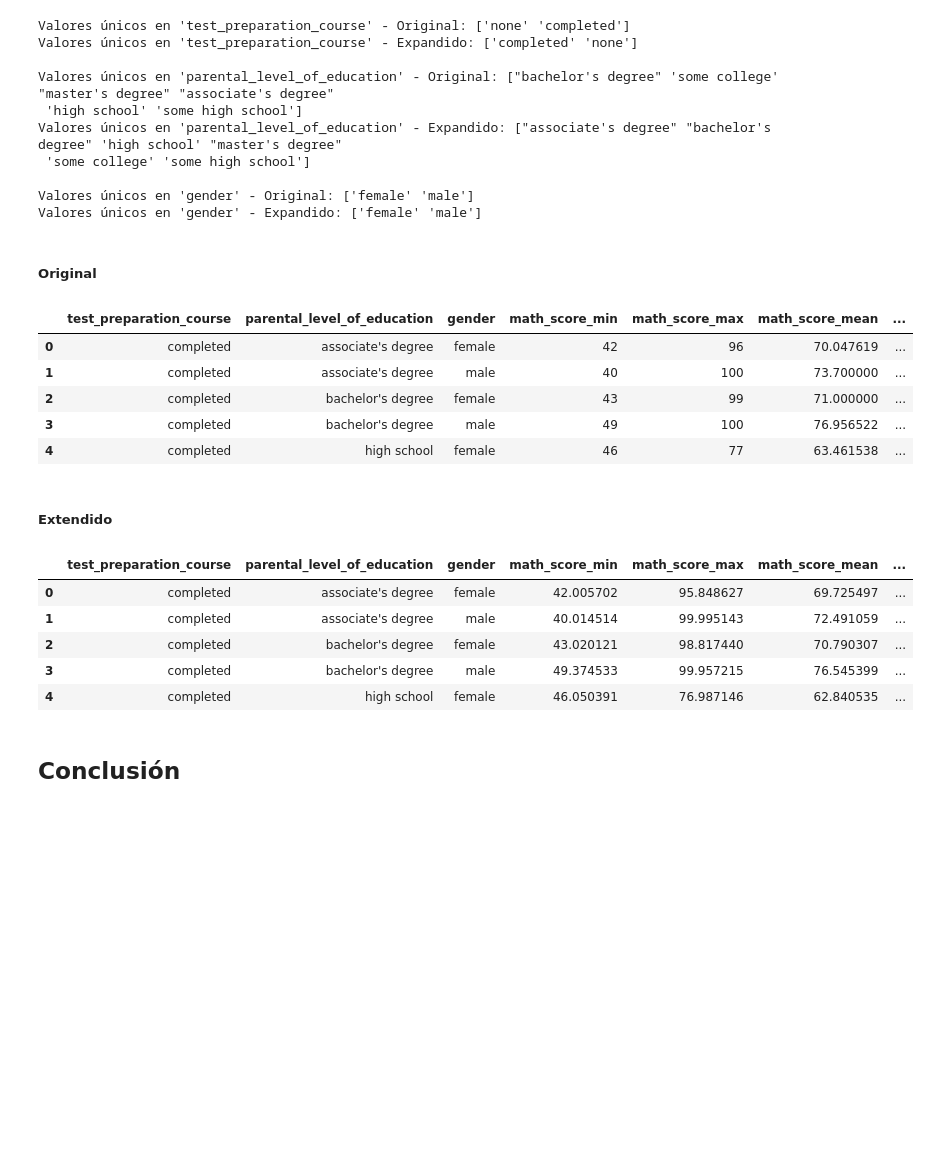
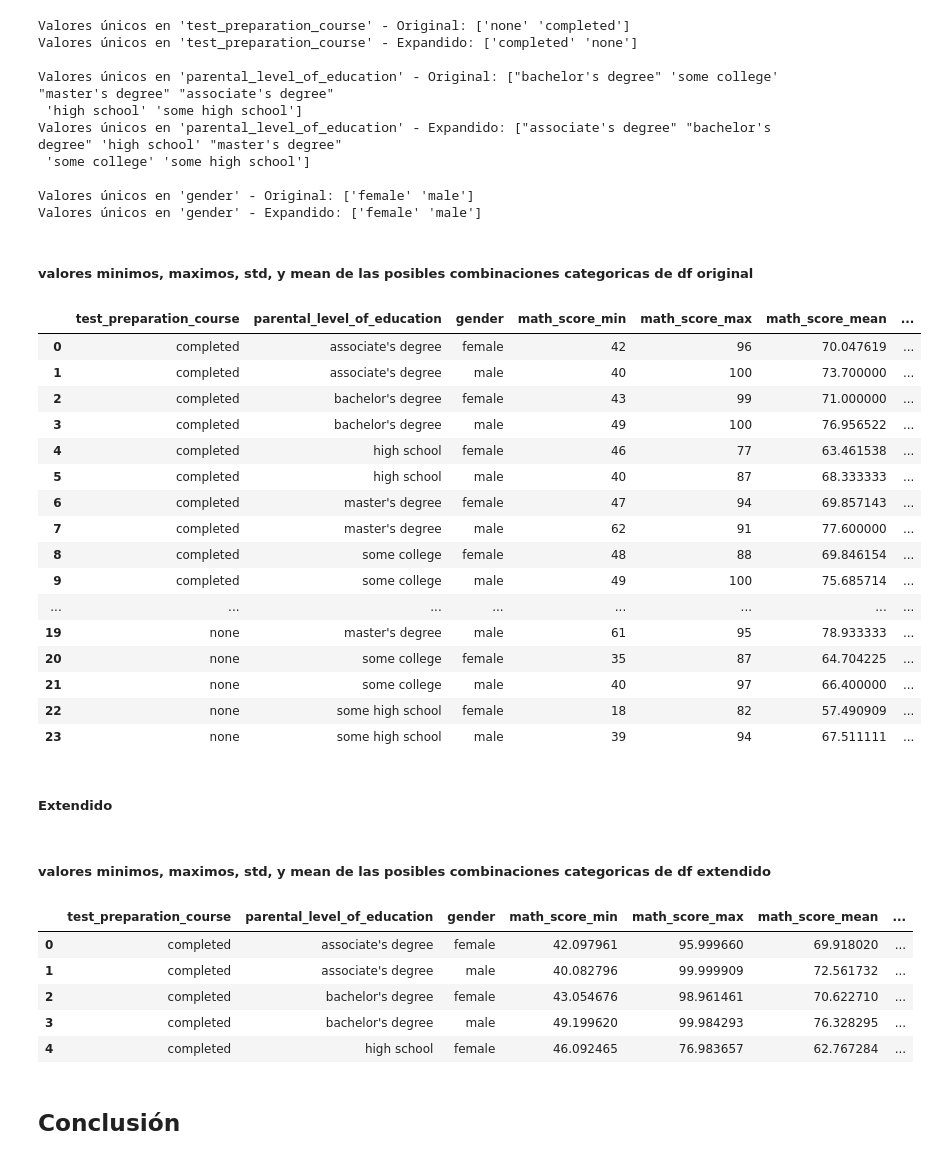
Before and after one commit to JosueSalomon/Proyecto_1_Teoria_de_la_simulacion, a Jupyter notebook: EDA.ipynb, the cells around one changed output. Cells and saved outputs as stored; diff of their text form; code cells hidden in the pictures; blank space fills up the shorter version.

```diff
--- a/EDA.ipynb
+++ b/EDA.ipynb
@@ -227,18 +299,20 @@ for cat_col in cat_cols:
         plt.figure(figsize=(8, 6))
 
         df.boxplot(column=num_col, by=cat_col, grid=True, patch_artist=True,
-                    boxprops=dict(facecolor='lightblue', color='blue'),
-                    whiskerprops=dict(color='blue'),
-                    flierprops=dict(marker='o', color='red', markersize=5),
-                    capprops=dict(color='blue'))
+                boxprops=dict(facecolor='lightsteelblue', color='slateblue'),  # caja azul suave con borde más oscuro
+                whiskerprops=dict(color='slateblue'),  # bigotes azul oscuro
+                flierprops=dict(marker='o', color='salmon', markersize=5, alpha=0.7),  # valores atípicos en rojo suave
+                capprops=dict(color='slateblue'),  # tapas azul oscuro
+                medianprops=dict(color='gold', linewidth=2))  # mediana en dorado
 
         # Personalizar gráfico
-        plt.title(f"Boxplot: {num_col} vs {cat_col}")
+        plt.title(f"Boxplot: {num_col} vs {cat_col}", fontsize=14, fontweight='bold', color='dimgray')
         plt.suptitle('')
-        plt.xlabel(cat_col)
-        plt.ylabel(num_col)
-        plt.xticks(rotation=45)  # Rota etiquetas para una mejor visualización
-        plt.grid(True)
+        plt.xlabel(cat_col, fontsize=12, color='gray')
+        plt.ylabel(num_col, fontsize=12, color='gray')
+        plt.xticks(rotation=90, fontsize=10, color='dimgray')
+        plt.yticks(fontsize=10, color='dimgray')
+        plt.grid(True, linestyle="--", alpha=0.5)  # cuadrícula sutil
 
         plt.show()
 # %% [output]
@@ -376,13 +450,13 @@ for num_col in num_cols:
 transformations = {}
 new_cols = []
 
-for c in num_cols:
-    transformations[c] = [
+for num_col in num_cols:
+    transformations[num_col] = [
         ('lower_bound', lambda x: x.quantile(0.25) - 1.5 * (x.quantile(0.75) - x.quantile(0.25))),
         ('upper_bound', lambda x: x.quantile(0.75) + 1.5 * (x.quantile(0.75) - x.quantile(0.25)))
     ]
-    new_cols.append(f"{c}_lower_bound")
-    new_cols.append(f"{c}_upper_bound")
+    new_cols.append(f"{num_col}_lower_bound")
+    new_cols.append(f"{num_col}_upper_bound")
 # %% [markdown]
 ##### Juntando las categorias seleccionadas mas los upper y lower band
 # %%
@@ -812,17 +898,28 @@ Valores únicos en 'parental_level_of_education' - Expandido: ["associate's degr
 
 Valores únicos en 'gender' - Original: ['female' 'male']
 Valores únicos en 'gender' - Expandido: ['female' 'male']
-# %% [markdown]
-##### Original
+# %% [markdown]
+##### valores minimos, maximos, std, y mean de las posibles combinaciones categoricas de df original
 # %%
-df_summ.head(5)
+df_summ
 # %% [output]
 |  | test_preparation_course | parental_level_of_education | gender | math_score_min | math_score_max | math_score_mean | ... |
 | 0 | completed | associate's degree | female | 42 | 96 | 70.047619 | ... |
 | 1 | completed | associate's degree | male | 40 | 100 | 73.700000 | ... |
 | 2 | completed | bachelor's degree | female | 43 | 99 | 71.000000 | ... |
 | 3 | completed | bachelor's degree | male | 49 | 100 | 76.956522 | ... |
 | 4 | completed | high school | female | 46 | 77 | 63.461538 | ... |
+| 5 | completed | high school | male | 40 | 87 | 68.333333 | ... |
+| 6 | completed | master's degree | female | 47 | 94 | 69.857143 | ... |
+| 7 | completed | master's degree | male | 62 | 91 | 77.600000 | ... |
+| 8 | completed | some college | female | 48 | 88 | 69.846154 | ... |
+| 9 | completed | some college | male | 49 | 100 | 75.685714 | ... |
+| ... | ... | ... | ... | ... | ... | ... | ... |
+| 19 | none | master's degree | male | 61 | 95 | 78.933333 | ... |
+| 20 | none | some college | female | 35 | 87 | 64.704225 | ... |
+| 21 | none | some college | male | 40 | 97 | 66.400000 | ... |
+| 22 | none | some high school | female | 18 | 82 | 57.490909 | ... |
+| 23 | none | some high school | male | 39 | 94 | 67.511111 | ... |
 # %% [markdown]
 ##### Extendido
 # %%
@@ -832,15 +929,17 @@ df_summ_extended = dfextended.groupby(
 ).agg(summ_aggregations)
 # %%
 df_summ_extended.columns = cat_cols_seleccionadas +  cols_summ
+# %% [markdown]
+##### valores minimos, maximos, std, y mean de las posibles combinaciones categoricas de df extendido
 # %%
 df_summ_extended.head(5)
 # %% [output]
 |  | test_preparation_course | parental_level_of_education | gender | math_score_min | math_score_max | math_score_mean | ... |
-| 0 | completed | associate's degree | female | 42.005702 | 95.848627 | 69.725497 | ... |
-| 1 | completed | associate's degree | male | 40.014514 | 99.995143 | 72.491059 | ... |
-| 2 | completed | bachelor's degree | female | 43.020121 | 98.817440 | 70.790307 | ... |
-| 3 | completed | bachelor's degree | male | 49.374533 | 99.957215 | 76.545399 | ... |
-| 4 | completed | high school | female | 46.050391 | 76.987146 | 62.840535 | ... |
+| 0 | completed | associate's degree | female | 42.097961 | 95.999660 | 69.918020 | ... |
+| 1 | completed | associate's degree | male | 40.082796 | 99.999909 | 72.561732 | ... |
+| 2 | completed | bachelor's degree | female | 43.054676 | 98.961461 | 70.622710 | ... |
+| 3 | completed | bachelor's degree | male | 49.199620 | 99.984293 | 76.328295 | ... |
+| 4 | completed | high school | female | 46.092465 | 76.983657 | 62.767284 | ... |
 # %% [markdown]
 ## Conclusión
 # %% [markdown]
```
Also changed, not shown: parts of 31 cells of this notebook.
